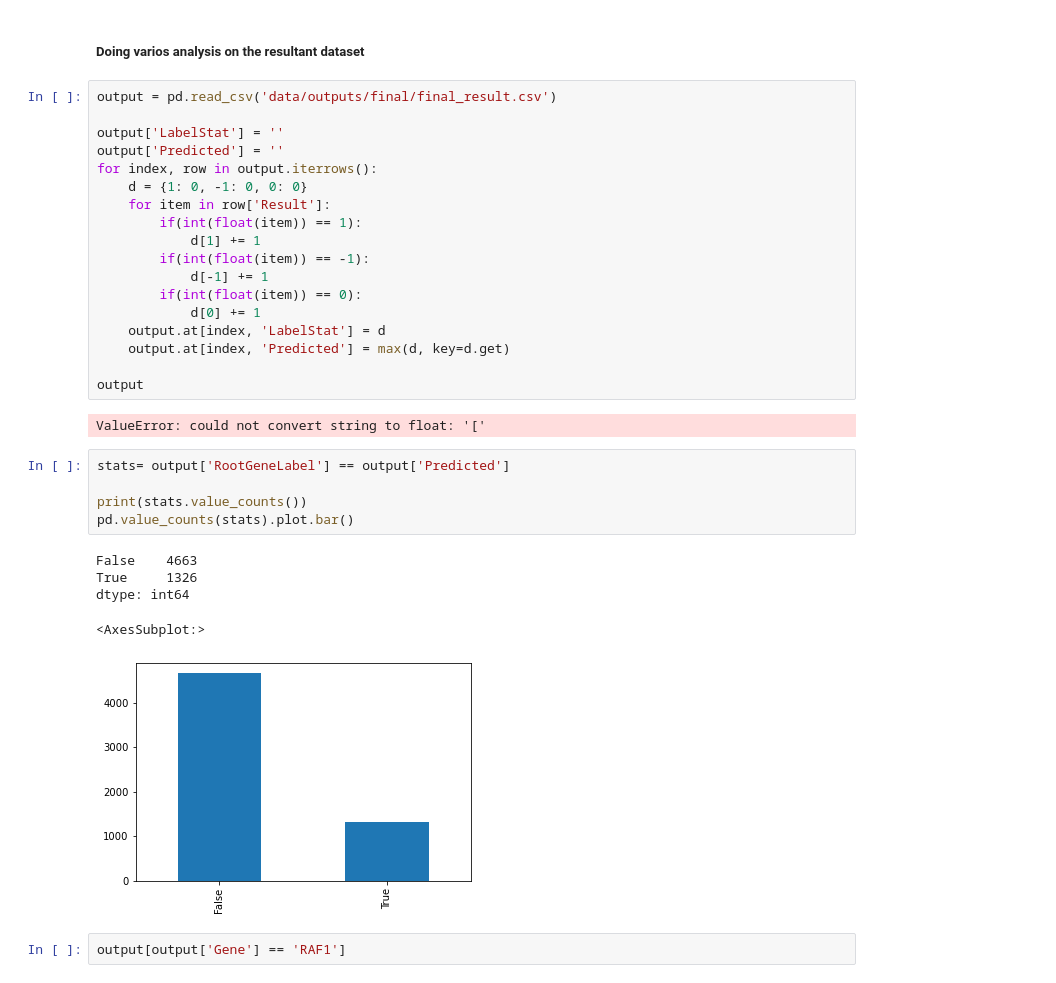
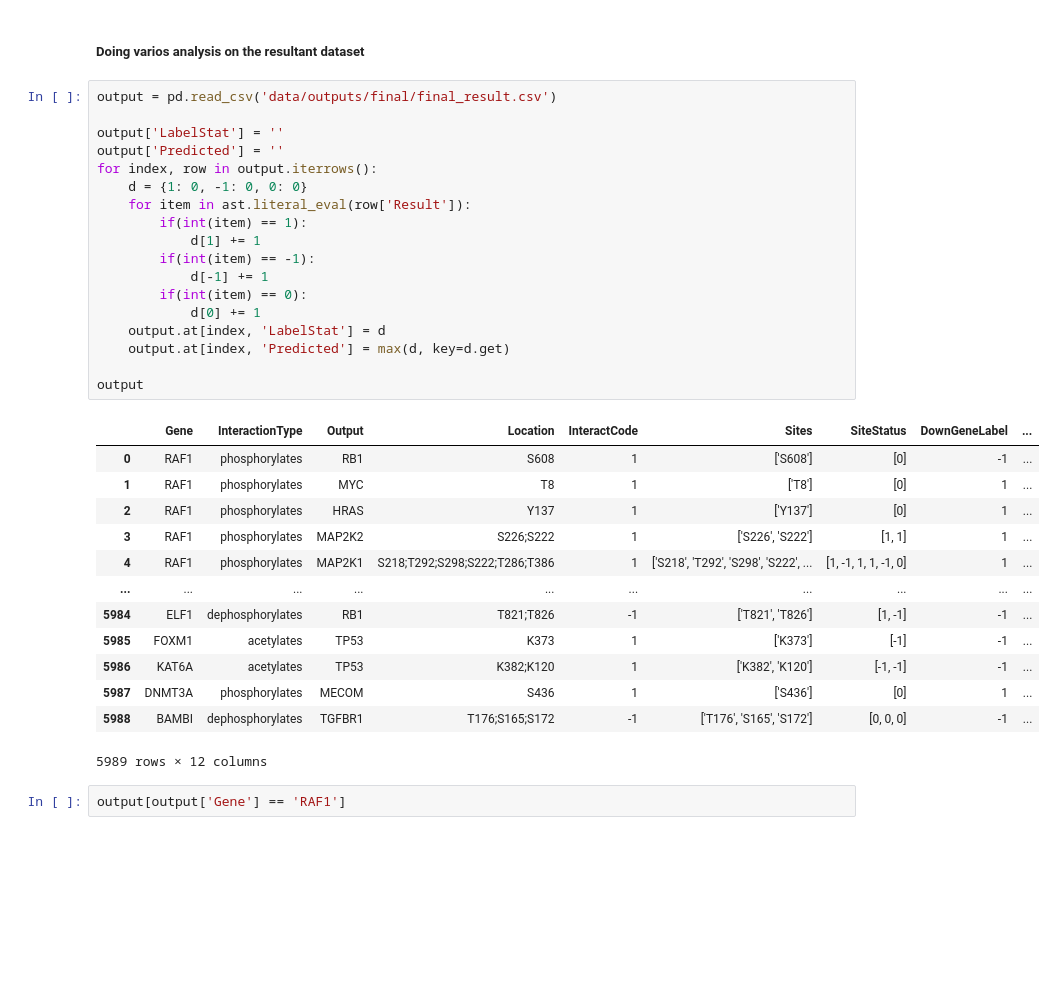
Before and after one commit to KisanThapa/GeneMutationClassification, a Jupyter notebook: notebook_final.ipynb, the cells around one changed output. Saved outputs shown, nothing was run; the diff lists cells and outputs as text; blank space fills up the shorter version.

```diff
--- a/notebook_final.ipynb
+++ b/notebook_final.ipynb
@@ -193,34 +174,35 @@ get_information_from_down_gene('RAF1')
 # %%
 output = pd.read_csv('data/outputs/final/final_result.csv')
 
 output['LabelStat'] = ''
 output['Predicted'] = ''
 for index, row in output.iterrows():
     d = {1: 0, -1: 0, 0: 0}
-    for item in row['Result']:
-        if(int(float(item)) == 1):
+    for item in ast.literal_eval(row['Result']):
+        if(int(item) == 1):
             d[1] += 1
-        if(int(float(item)) == -1):
+        if(int(item) == -1):
             d[-1] += 1
-        if(int(float(item)) == 0):
+        if(int(item) == 0):
             d[0] += 1
     output.at[index, 'LabelStat'] = d
     output.at[index, 'Predicted'] = max(d, key=d.get)
 
 output
 # %% [output]
+|  | Gene | InteractionType | Output | Location | InteractCode | Sites | SiteStatus | DownGeneLabel | ... |
+| 0 | RAF1 | phosphorylates | RB1 | S608 | 1 | ['S608'] | [0] | -1 | ... |
+| 1 | RAF1 | phosphorylates | MYC | T8 | 1 | ['T8'] | [0] | 1 | ... |
+| 2 | RAF1 | phosphorylates | HRAS | Y137 | 1 | ['Y137'] | [0] | 1 | ... |
+| 3 | RAF1 | phosphorylates | MAP2K2 | S226;S222 | 1 | ['S226', 'S222'] | [1, 1] | 1 | ... |
+| 4 | RAF1 | phosphorylates | MAP2K1 | S218;T292;S298;S222;T286;T386 | 1 | ['S218', 'T292', 'S298', 'S222', ... | [1, -1, 1, 1, -1, 0] | 1 | ... |
+| ... | ... | ... | ... | ... | ... | ... | ... | ... | ... |
+| 5984 | ELF1 | dephosphorylates | RB1 | T821;T826 | -1 | ['T821', 'T826'] | [1, -1] | -1 | ... |
+| 5985 | FOXM1 | acetylates | TP53 | K373 | 1 | ['K373'] | [-1] | -1 | ... |
+| 5986 | KAT6A | acetylates | TP53 | K382;K120 | 1 | ['K382', 'K120'] | [-1, -1] | -1 | ... |
+| 5987 | DNMT3A | phosphorylates | MECOM | S436 | 1 | ['S436'] | [0] | 1 | ... |
+| 5988 | BAMBI | dephosphorylates | TGFBR1 | T176;S165;S172 | -1 | ['T176', 'S165', 'S172'] | [0, 0, 0] | -1 | ... |
-ValueError: could not convert string to float: '['
+5989 rows × 12 columns
-# %%
-stats= output['RootGeneLabel'] == output['Predicted']
-
-print(stats.value_counts())
-pd.value_counts(stats).plot.bar()
-# %% [output]
-False    4663
-True     1326
-dtype: int64
-<AxesSubplot:>
-[figure, removed]
 # %%
 output[output['Gene'] == 'RAF1']
 # %% [output]
```
Also changed, not shown: parts of 10 cells of this notebook, 2 other files.
